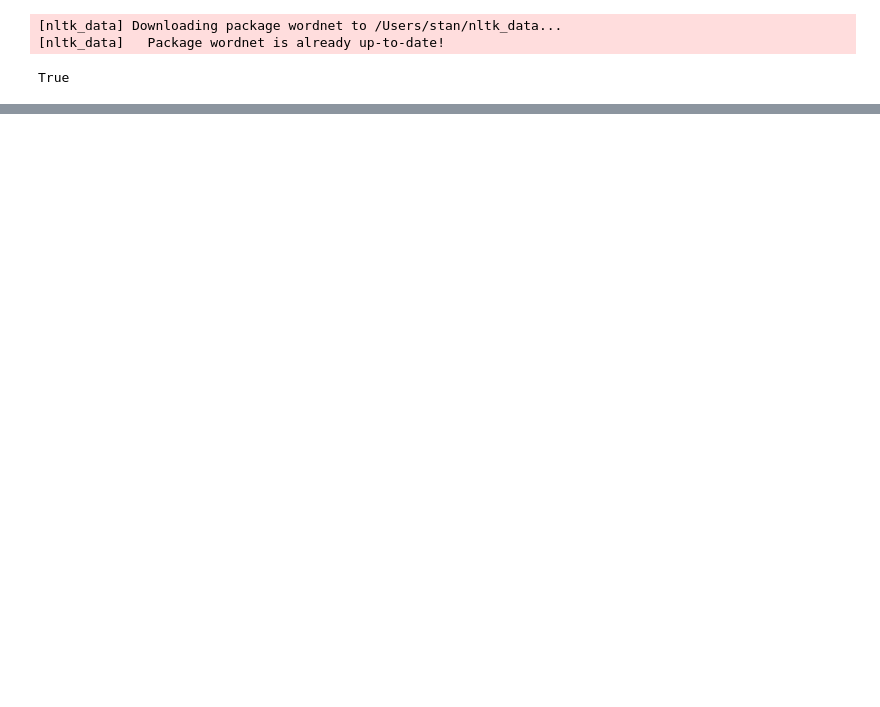
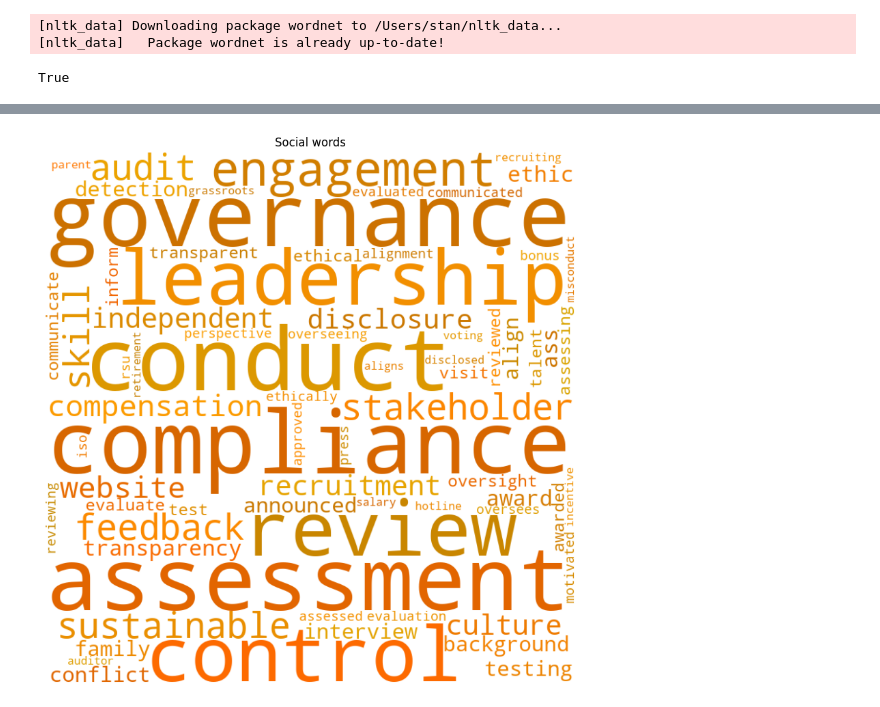
Before and after one commit to StanKarz/esg_demo_system, a Jupyter notebook: ESG_read_text.ipynb, the cells around one changed output, grey strips where cells are left out. Drawn from its saved outputs; the diff is of its cells as text; code cells hidden in the pictures; blank space fills up the shorter version.

```diff
--- a/ESG_read_text.ipynb
+++ b/ESG_read_text.ipynb
@@ -222,0 +255,4 @@ full_text
+# %%
+create_word_cloud(file_path, governance_words, orange_color_func, "Social words")
+# %% [output]
+[figure, added]
```
Also changed, not shown: parts of 13 cells of this notebook, 2 other files.
